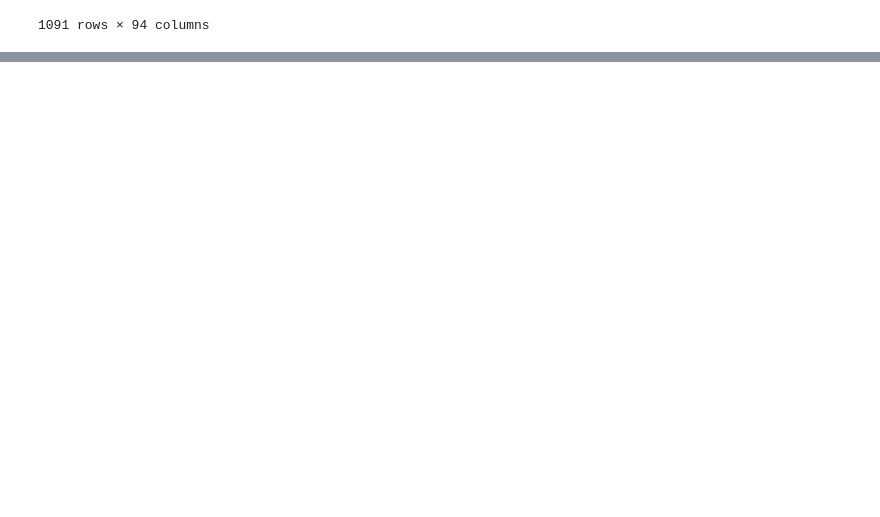
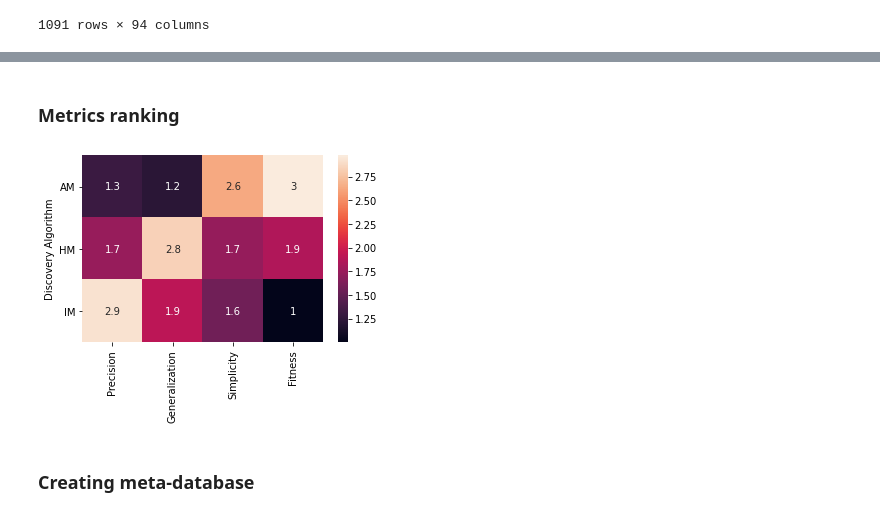
Before and after one commit to gbrltv/process_meta_learning, a Jupyter notebook: evaluation.ipynb, the cells around one changed output, grey strips where cells are left out. Cells and saved outputs as stored; diff of their text form; code cells hidden in the pictures; blank space fills up the shorter version.

```diff
--- a/evaluation.ipynb
+++ b/evaluation.ipynb
@@ -29,0 +263,20 @@ df
+# %%
+# Removing IMf and IMd
+df_models = df_models[df_models.variant != "IMf"].copy()
+df_models = df_models[df_models.variant != "IMd"].copy()
+df_models
+
+# Model metric rankings
+df_models['log_fitness_rank'] = df_models.groupby("log")['log_fitness'].rank(method="min", ascending=False, na_option="bottom")
+df_models['precision_rank'] = df_models.groupby("log")['precision'].rank(method="min", ascending=False, na_option="bottom")
+df_models['generalization_rank'] = df_models.groupby("log")['generalization'].rank(method="min", ascending=False, na_option="bottom")
+df_models['simplicity_rank'] = df_models.groupby("log")['simplicity'].rank(method="min", ascending=False, na_option="bottom")
+
+# Time ranks
+df_models['discovery_time_rank'] = df_models.groupby("log")['discovery_time'].rank(method="min", ascending=True, na_option="bottom")
+df_models['fitness_time_rank'] = df_models.groupby("log")['fitness_time'].rank(method="min", ascending=True, na_option="bottom")
+df_models['precision_time_rank'] = df_models.groupby("log")['precision_time'].rank(method="min", ascending=True, na_option="bottom")
+df_models['generalization_time_rank'] = df_models.groupby("log")['generalization_time'].rank(method="min", ascending=True, na_option="bottom")
+df_models['simplicity_time_rank'] = df_models.groupby("log")['simplicity_time'].rank(method="min", ascending=True, na_option="bottom")
+
+df_models
@@ -29,0 +297,22 @@ df
+# %% [markdown]
+### Metrics ranking
+# %%
+metrics = [
+    "precision_rank",
+    "generalization_rank",
+    "simplicity_rank",
+    "log_fitness_rank"
+]
+
+final_rank = df_models.groupby('variant')[metrics].mean()
+final_rank.columns = ["Precision", "Generalization", "Simplicity", "Fitness"]
+final_rank.index.name = "Discovery Algorithm"
+
+plt.figure(figsize=(5, 4))
+img = sns.heatmap(final_rank, annot=True)
+plt.yticks(rotation=0)
+plt.tight_layout()
+# %% [output]
+[figure, added]
+# %% [markdown]
+### Creating meta-database
```
Also changed, not shown: parts of 24 cells of this notebook.
